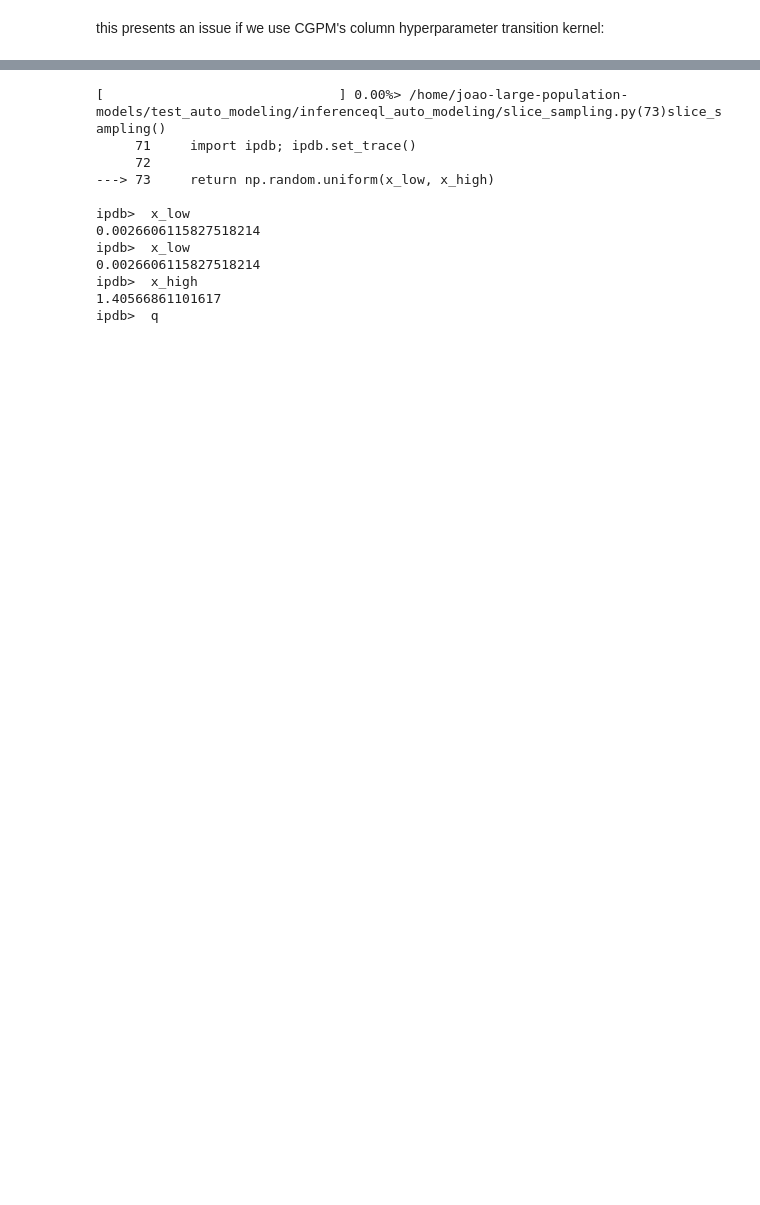
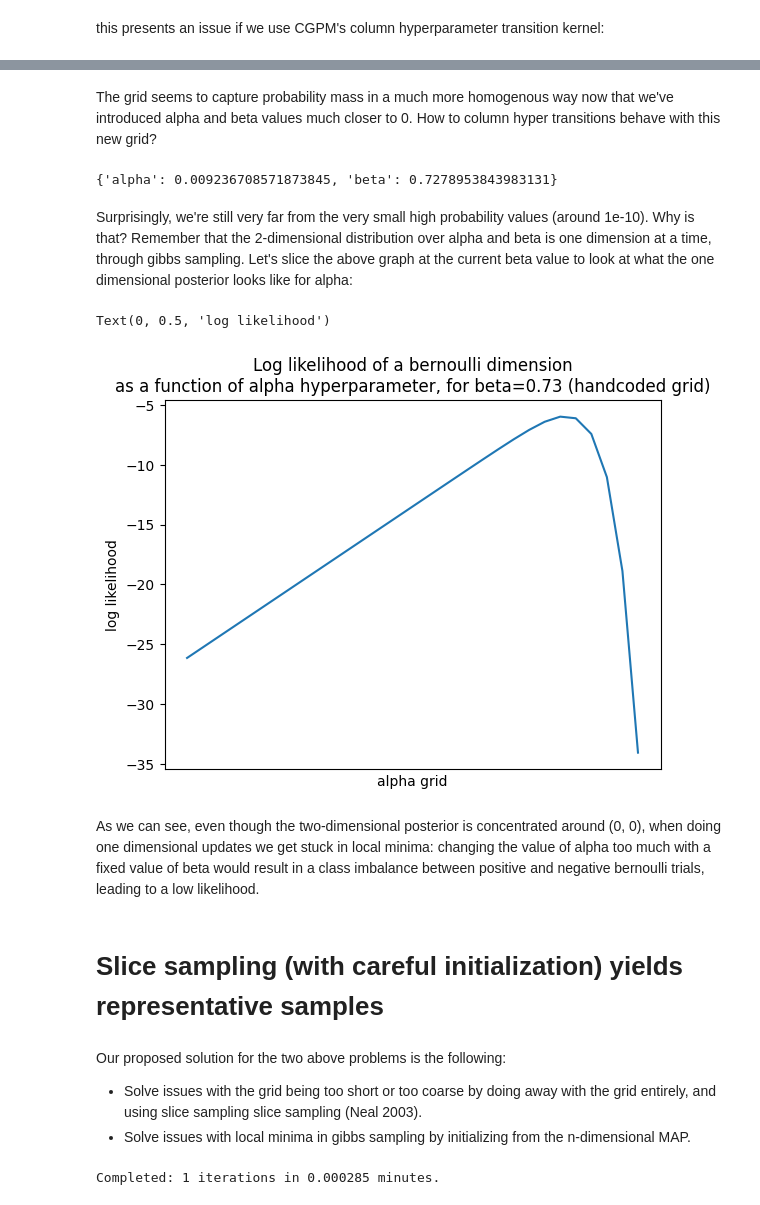
Before and after one commit to ChiSym/GenSQL.structure-learning, a Jupyter notebook: jupyter/hyperhyperparameters_grid_vs_slice.ipynb, the cells around one changed output, grey strips where cells are left out. Saved outputs shown, nothing was run; the diff lists cells and outputs as text; code cells hidden in the pictures; blank space fills up the shorter version.

```diff
--- a/jupyter/hyperhyperparameters_grid_vs_slice.ipynb
+++ b/jupyter/hyperhyperparameters_grid_vs_slice.ipynb
@@ -150,0 +158,2 @@ as we can see, we get stuck near the boundary of the grid
+# %% [markdown]
+The grid seems to capture probability mass in a much more homogenous way now that we've introduced alpha and beta values much closer to 0. How to column hyper transitions behave with this new grid?
@@ -151,20 +162,36 @@ as we can see, we get stuck near the boundary of the grid
+# %%
+bernoulli_dim.hypers
+# %% [output]
+{'alpha': 0.009236708571873845, 'beta': 0.7278953843983131}
+# %% [markdown]
+Surprisingly, we're still very far from the very small high probability values (around 1e-10). Why is that? Remember that the 2-dimensional distribution over alpha and beta is one dimension at a time, through gibbs sampling. Let's slice the above graph at the current beta value to look at what the one dimensional posterior looks like for alpha:
+# %%
+beta = bernoulli_dim.hypers["beta"]
+alpha_df = df[df["log_beta"] == np.log(beta)]
+# %%
+plt.title(f"Log likelihood of a bernoulli dimension\nas a function of alpha hyperparameter, for beta={beta:.2f} (handcoded grid)")
+plt.plot(alpha_df["log_alpha"], alpha_df["posterior"])
+plt.xticks([])
+plt.xlabel("alpha grid")
+plt.ylabel("log likelihood")
+# %% [output]
+Text(0, 0.5, 'log likelihood')
+[figure, added]
+# %% [markdown]
+As we can see, even though the two-dimensional posterior is concentrated around (0, 0), when doing one dimensional updates we get stuck in local minima: changing the value of alpha too much with a fixed value of beta would result in a class imbalance between positive and negative bernoulli trials, leading to a low likelihood.
+# %% [markdown]
+# Slice sampling (with careful initialization) yields representative samples
+# %% [markdown]
+Our proposed solution for the two above problems is the following:
+
+- Solve issues with the grid being too short or too coarse by doing away with the grid entirely, and using slice sampling slice sampling (Neal 2003).
+- Solve issues with local minima in gibbs sampling by initializing from the n-dimensional MAP.
 # %%
 reset_hypers(bernoulli_dim, categorical_dim)
 # %%
-wrapper.inference(N=100, kernels=["column_hypers"])
+wrapper.inference(N=1, kernels=["column_hypers"])
 # %% [output]
-[                              ] 0.00%> /home/joao-large-population-models/test_auto_modeling/inferenceql_auto_modeling/slice_sampling.py(73)slice_sampling()
-     71     import ipdb; ipdb.set_trace()
-     72
----> 73     return np.random.uniform(x_low, x_high)
-
-ipdb>  x_low
-0.0026606115827518214
-ipdb>  x_low
-0.0026606115827518214
-ipdb>  x_high
-1.40566861101617
-ipdb>  q
+Completed: 1 iterations in 0.000285 minutes.
 # %%
 bernoulli_dim.hypers
 # %% [output]
```
Also changed, not shown: parts of 33 cells of this notebook.
